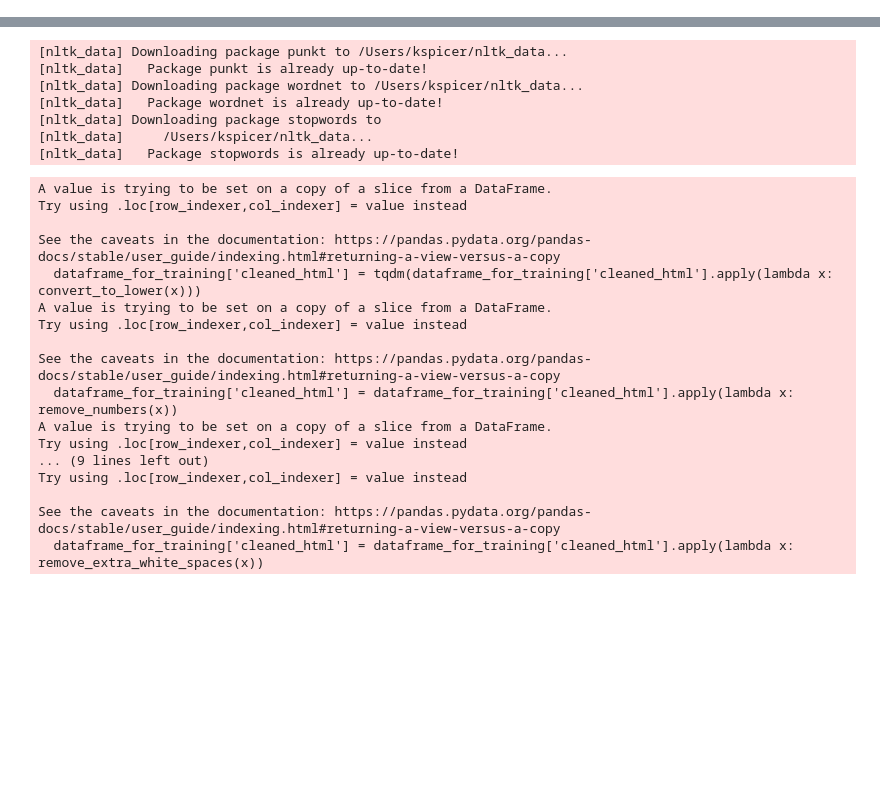
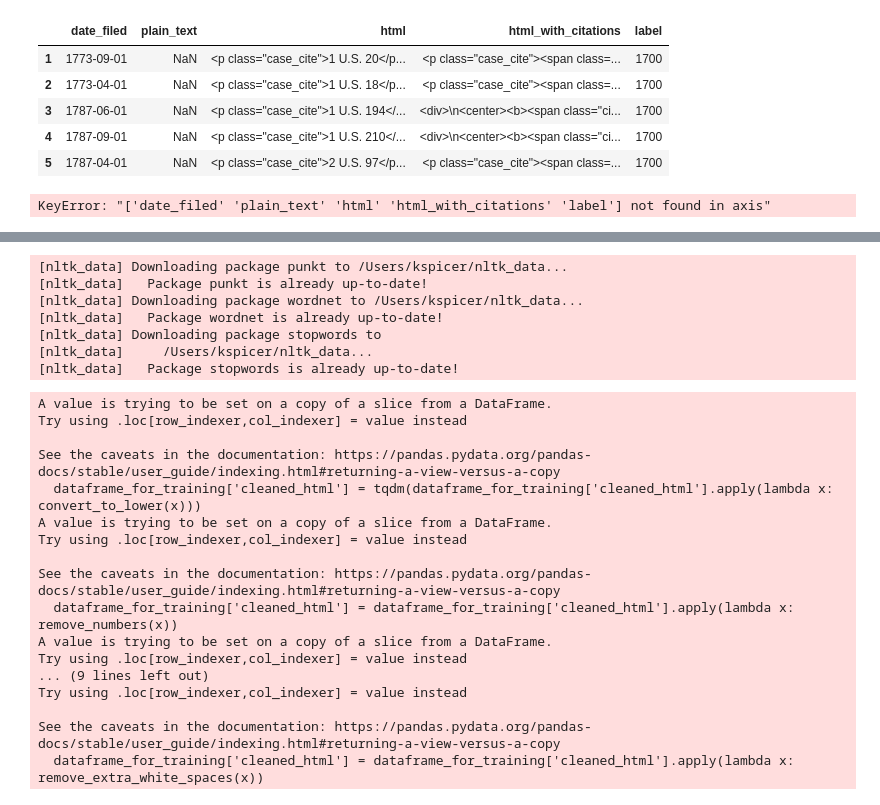
Before and after one commit to kspicer80/bulk_scotus, a Jupyter notebook: data_wrangling_notebook.ipynb, the cells around one changed output, grey strips where cells are left out. Saved outputs shown, nothing was run; the diff lists cells and outputs as text; code cells hidden in the pictures; blank space fills up the shorter version.

```diff
--- a/data_wrangling_notebook.ipynb
+++ b/data_wrangling_notebook.ipynb
@@ -43,0 +51,10 @@ See the caveats in the documentation: https://pandas.pydata.org/pandas-docs/stab
+# %%
+import numpy as np
+merged_df_of_interest = merged_df[['date_filed', 'plain_text', 'html', 'html_with_citations', 'label']]
+merged_df_of_interest = merged_df_of_interest.replace(r'^\s*$', np.nan, regex=True)
+print(merged_df_of_interest.shape)
+merged_df_of_interest = merged_df_of_interest.dropna(subset=['plain_text', 'html', 'html_with_citations'], how='all')
+print(merged_df_of_interest.shape)
+#filter = merged_df_of_interest['html'] != ''
+#filtered_df = df[filter]
+#filtered_df = filtered_df.dropna()
@@ -43,0 +93,4 @@ See the caveats in the documentation: https://pandas.pydata.org/pandas-docs/stab
+# %%
+m_df = merged_df_of_interest.copy()
+#m_df.head()
+print(m_df.info())
@@ -43,0 +111,9 @@ See the caveats in the documentation: https://pandas.pydata.org/pandas-docs/stab
+# %%
+m_df.head()
+# %% [output]
+|  | date_filed | plain_text | html | html_with_citations | label |
+| 1 | 1773-09-01 | NaN | <p class="case_cite">1 U.S. 20</p... | <p class="case_cite"><span class=... | 1700 |
+| 2 | 1773-04-01 | NaN | <p class="case_cite">1 U.S. 18</p... | <p class="case_cite"><span class=... | 1700 |
+| 3 | 1787-06-01 | NaN | <p class="case_cite">1 U.S. 194</... | <div>\n<center><b><span class="ci... | 1700 |
+| 4 | 1787-09-01 | NaN | <p class="case_cite">1 U.S. 210</... | <div>\n<center><b><span class="ci... | 1700 |
+| 5 | 1787-04-01 | NaN | <p class="case_cite">2 U.S. 97</p... | <p class="case_cite"><span class=... | 1700 |
@@ -43,0 +134,5 @@ See the caveats in the documentation: https://pandas.pydata.org/pandas-docs/stab
+# %%
+#training_df = merged_df_of_interest[(merged_df_of_interest['plain_text'] != '') |
+                        (merged_df_of_interest['html'] != '') | merged_df['html_with_citations']
+# %% [output]
+KeyError: "['date_filed' 'plain_text' 'html' 'html_with_citations' 'label'] not found in axis"
```
Also changed, not shown: parts of 19 cells of this notebook, 1 other file.
